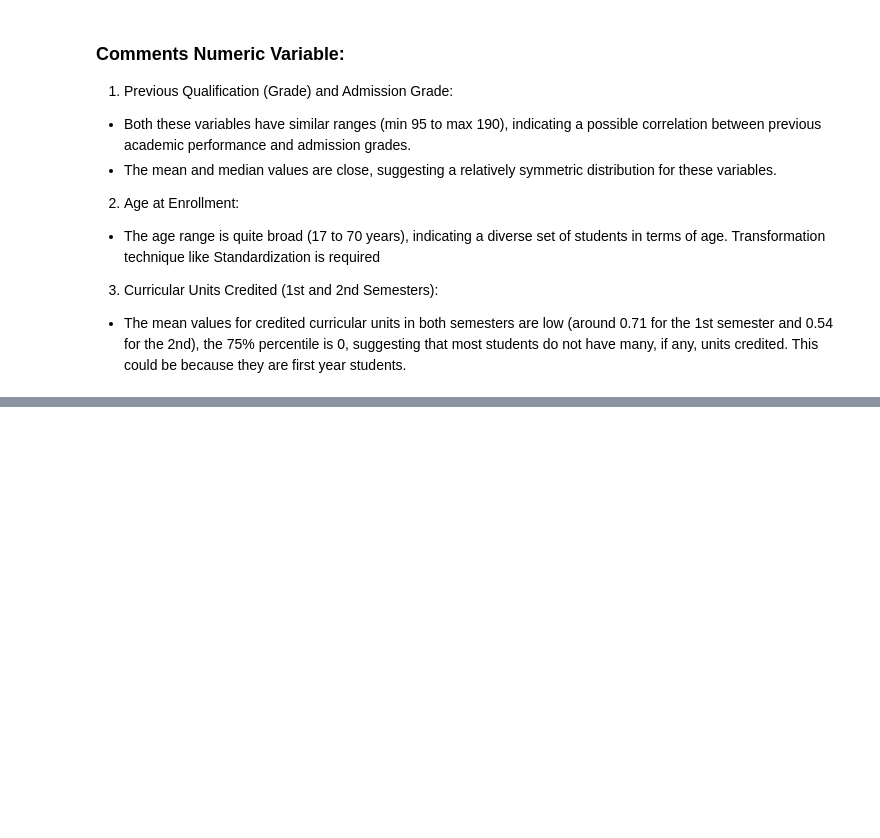
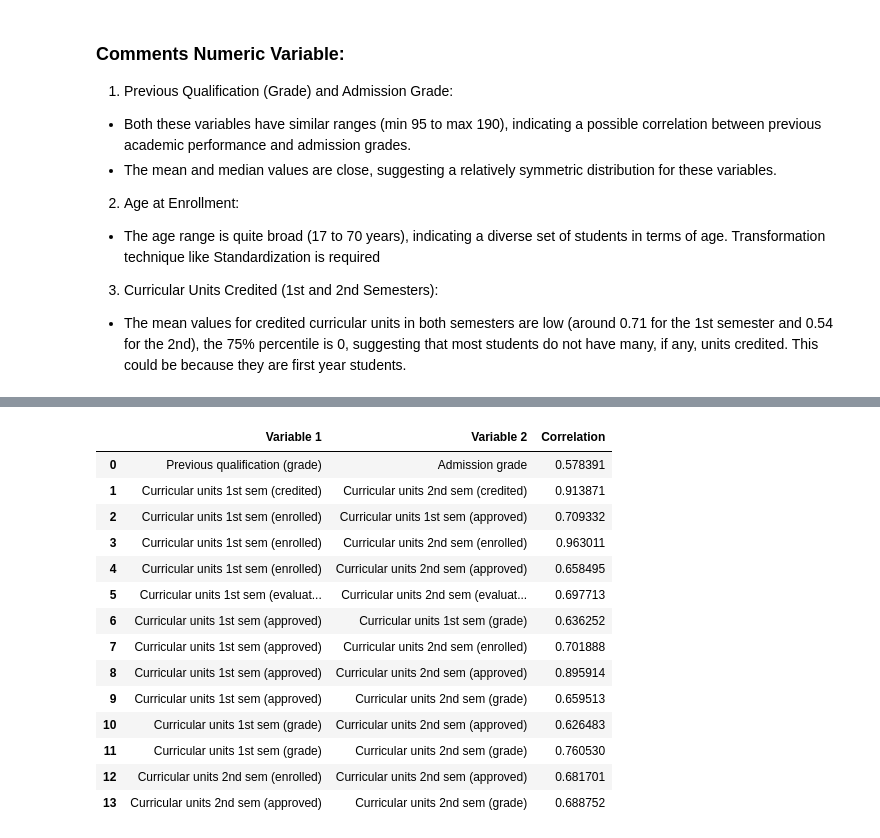
Before and after one commit to hchqin/Student_Success_Predict_Group15_Fork, a Jupyter notebook: src/data_analysis_EDA.ipynb, the cells around one changed output, grey strips where cells are left out. Cells and saved outputs as stored; diff of their text form; code cells hidden in the pictures; blank space fills up the shorter version.

```diff
--- a/src/data_analysis_EDA.ipynb
+++ b/src/data_analysis_EDA.ipynb
@@ -331,0 +377,32 @@ There's a notable number of students who are debtors (397) or whose tuition fees
+# %%
+corr_matrix = numeric_subset.corr(method='spearman')
+result_corr = dict()
+for i in corr_matrix.index:
+    for j in corr_matrix.columns:
+        if np.abs(corr_matrix.loc[i, j]) >= 0.5 and np.abs(corr_matrix.loc[i, j]) < 1:
+            temp_value = corr_matrix.loc[i, j]
+            if (j, i) not in result_corr:
+                result_corr[(i, j)] = temp_value
+            else:
+                continue
+
+
+data_list = [(key[0], key[1], value) for key, value in result_corr.items()]
+corr_df = pd.DataFrame(data_list, columns=['Variable 1', 'Variable 2', 'Correlation'])
+corr_df
+# %% [output]
+|  | Variable 1 | Variable 2 | Correlation |
+| 0 | Previous qualification (grade) | Admission grade | 0.578391 |
+| 1 | Curricular units 1st sem (credited) | Curricular units 2nd sem (credited) | 0.913871 |
+| 2 | Curricular units 1st sem (enrolled) | Curricular units 1st sem (approved) | 0.709332 |
+| 3 | Curricular units 1st sem (enrolled) | Curricular units 2nd sem (enrolled) | 0.963011 |
+| 4 | Curricular units 1st sem (enrolled) | Curricular units 2nd sem (approved) | 0.658495 |
+| 5 | Curricular units 1st sem (evaluat... | Curricular units 2nd sem (evaluat... | 0.697713 |
+| 6 | Curricular units 1st sem (approved) | Curricular units 1st sem (grade) | 0.636252 |
+| 7 | Curricular units 1st sem (approved) | Curricular units 2nd sem (enrolled) | 0.701888 |
+| 8 | Curricular units 1st sem (approved) | Curricular units 2nd sem (approved) | 0.895914 |
+| 9 | Curricular units 1st sem (approved) | Curricular units 2nd sem (grade) | 0.659513 |
+| 10 | Curricular units 1st sem (grade) | Curricular units 2nd sem (approved) | 0.626483 |
+| 11 | Curricular units 1st sem (grade) | Curricular units 2nd sem (grade) | 0.760530 |
+| 12 | Curricular units 2nd sem (enrolled) | Curricular units 2nd sem (approved) | 0.681701 |
+| 13 | Curricular units 2nd sem (approved) | Curricular units 2nd sem (grade) | 0.688752 |
```
Also changed, not shown: parts of 5 cells of this notebook.
